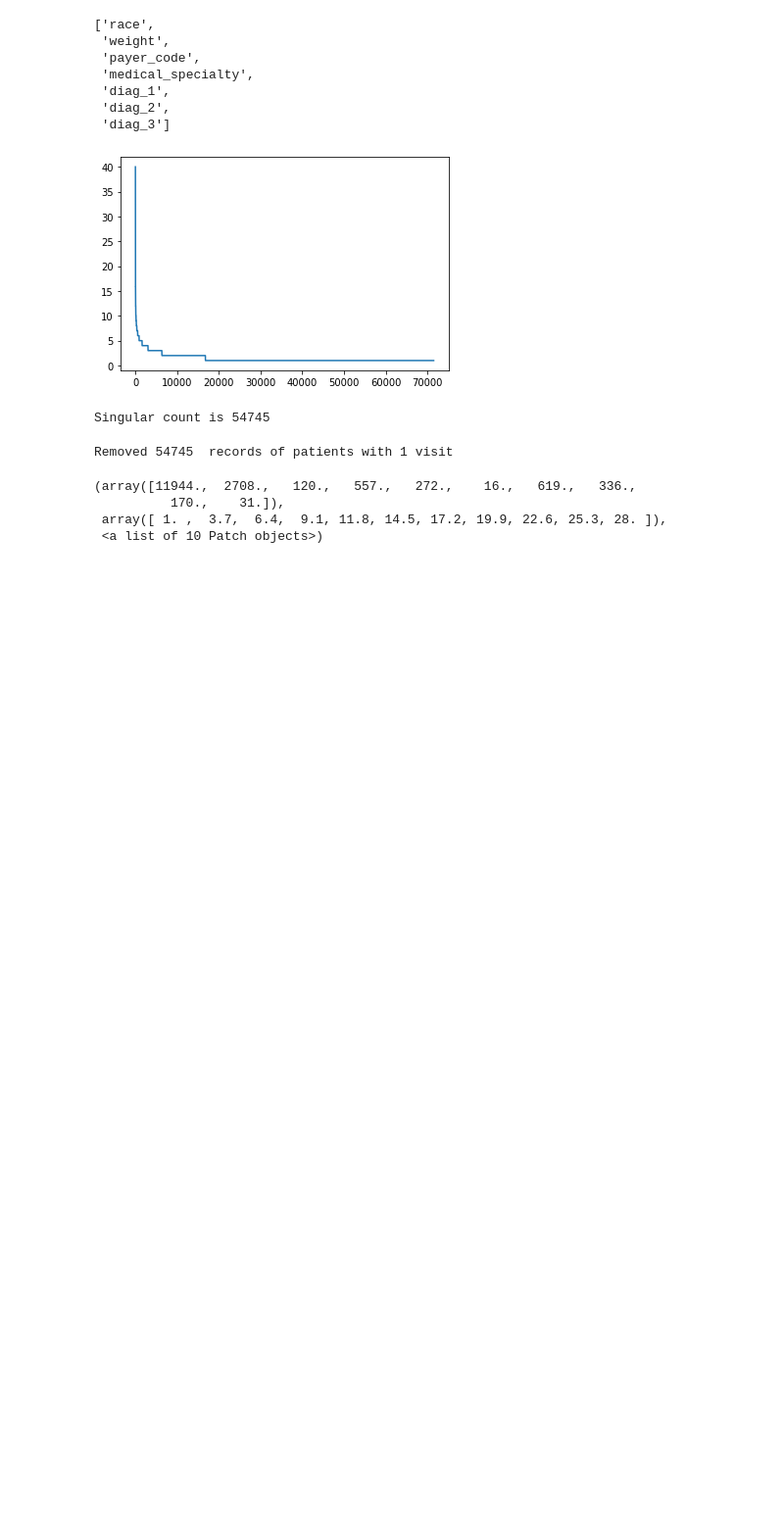
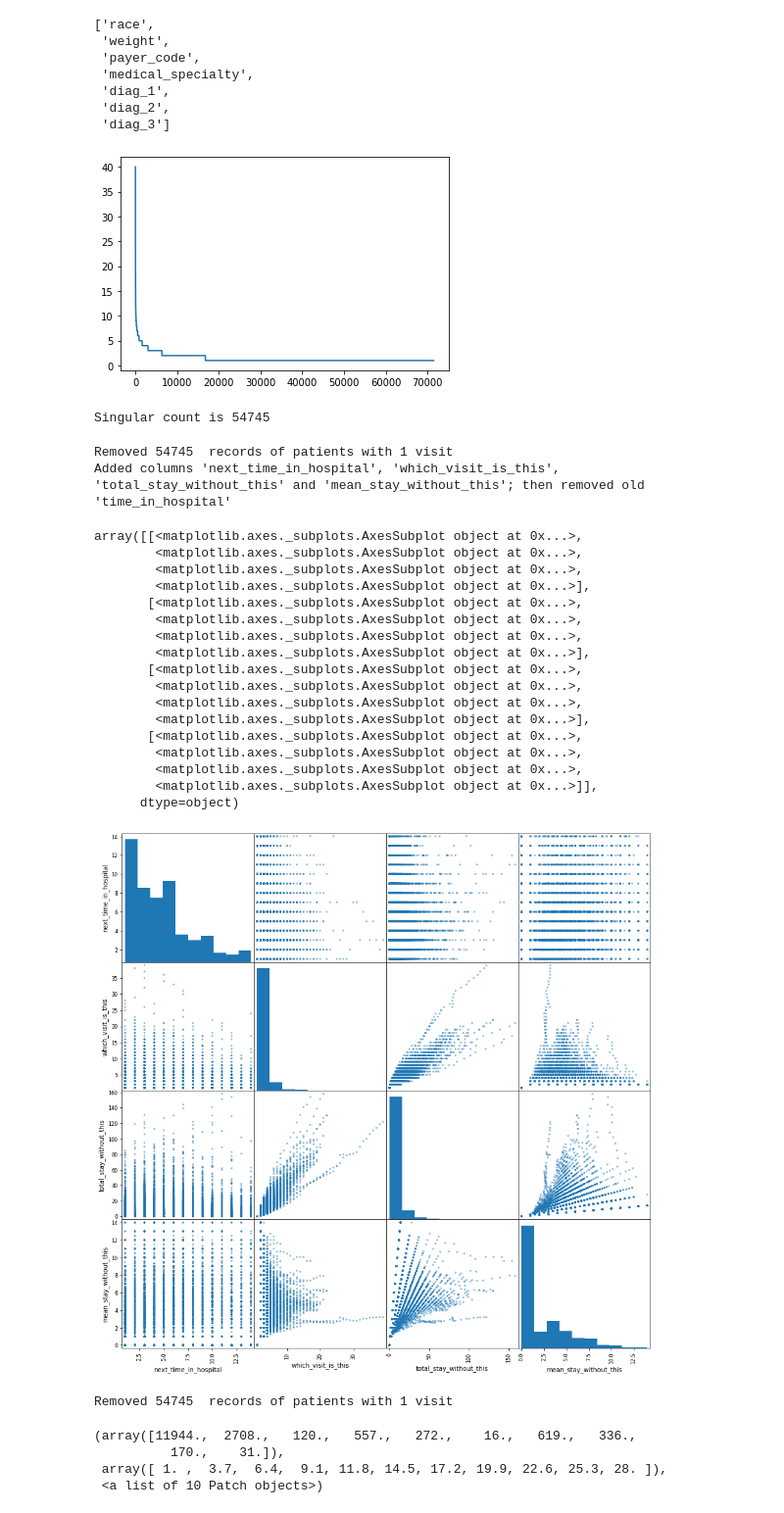
Before and after one commit to SimeonHey/diabetes-130-ds-final, a Jupyter notebook: NN - feature engineering.ipynb, the cells around one changed output. Shown at 98% size. Cells and saved outputs as stored; diff of their text form; code cells hidden in the pictures; blank space fills up the shorter version.

```diff
--- a/NN - feature engineering.ipynb
+++ b/NN - feature engineering.ipynb
@@ -153,12 +153,28 @@ def prepare_for_training(df):
     to_append = []
 
     for group_df in group_by_patients(remove_1_visit_notinplace(df)):
-        shifted_bit = group_df.iloc[:-1].copy() # I will need all but the last row of features
-        shifted_bit['next_time_in_hospital'] = group_df['time_in_hospital'].values[1:] # I will need all but the first label
 
-        to_append.append(shifted_bit)
+#         if (len(group_df) < 6):
+#             continue
 
-    print("Added a 'next_time_in_hospital' column and removed 'time_in_hospital'")
+        new_ds = group_df.iloc[:-1].copy() # I will need all but the last row of features
+        ordered_vals = group_df['time_in_hospital'].values
+
+#         new_ds['current_stay_length_removeme'] = group_df['time_in_hospital']
+
+        new_ds['next_time_in_hospital'] = ordered_vals[1:] # I will need all but the first label
+
+        cnt_visits = np.arange(ordered_vals.shape[0] - 1) + 1
+        new_ds['which_visit_is_this'] = cnt_visits
+
+        cumsum = np.concatenate(([0], np.cumsum(ordered_vals[:-2])))
+        new_ds['total_stay_without_this'] = cumsum
+        new_ds['mean_stay_without_this'] = np.concatenate(([0], cumsum[1:] / cnt_visits[:-1]))
+#         return new_ds
+
+        to_append.append(new_ds)
+
+    print("Added columns 'next_time_in_hospital', 'which_visit_is_this', 'total_stay_without_this' and 'mean_stay_without_this'; then removed old 'time_in_hospital'")
     return pd.concat(to_append, ignore_index=True).drop('time_in_hospital', axis=1)
 
 from sklearn.preprocessing import StandardScaler
@@ -242,6 +258,37 @@ def clever_compress_diags_inplace(df):
 def drop_columns(df, columns):
     print("Dropped columns:", columns)
     return df.drop(columns, axis=1, inplace=True)
+# %%
+df = full.copy()
+# %%
+df = prepare_for_training(df)
+# %% [output]
+Removed 54745  records of patients with 1 visit
+Added columns 'next_time_in_hospital', 'which_visit_is_this', 'total_stay_without_this' and 'mean_stay_without_this'; then removed old 'time_in_hospital'
+# %%
+from pandas.plotting import scatter_matrix
+scatter_matrix(
+    df[['next_time_in_hospital', 'which_visit_is_this', 'total_stay_without_this', 'mean_stay_without_this']],
+    figsize=(15, 15))
+# %% [output]
+array([[<matplotlib.axes._subplots.AxesSubplot object at 0x...>,
+        <matplotlib.axes._subplots.AxesSubplot object at 0x...>,
+        <matplotlib.axes._subplots.AxesSubplot object at 0x...>,
+        <matplotlib.axes._subplots.AxesSubplot object at 0x...>],
+       [<matplotlib.axes._subplots.AxesSubplot object at 0x...>,
+        <matplotlib.axes._subplots.AxesSubplot object at 0x...>,
+        <matplotlib.axes._subplots.AxesSubplot object at 0x...>,
+        <matplotlib.axes._subplots.AxesSubplot object at 0x...>],
+       [<matplotlib.axes._subplots.AxesSubplot object at 0x...>,
+        <matplotlib.axes._subplots.AxesSubplot object at 0x...>,
+        <matplotlib.axes._subplots.AxesSubplot object at 0x...>,
+        <matplotlib.axes._subplots.AxesSubplot object at 0x...>],
+       [<matplotlib.axes._subplots.AxesSubplot object at 0x...>,
+        <matplotlib.axes._subplots.AxesSubplot object at 0x...>,
+        <matplotlib.axes._subplots.AxesSubplot object at 0x...>,
+        <matplotlib.axes._subplots.AxesSubplot object at 0x...>]],
+      dtype=object)
+[figure, added]
 # %%
 df = full.copy()
 
```
Also changed, not shown: parts of 1 cell of this notebook, 16 other files.
